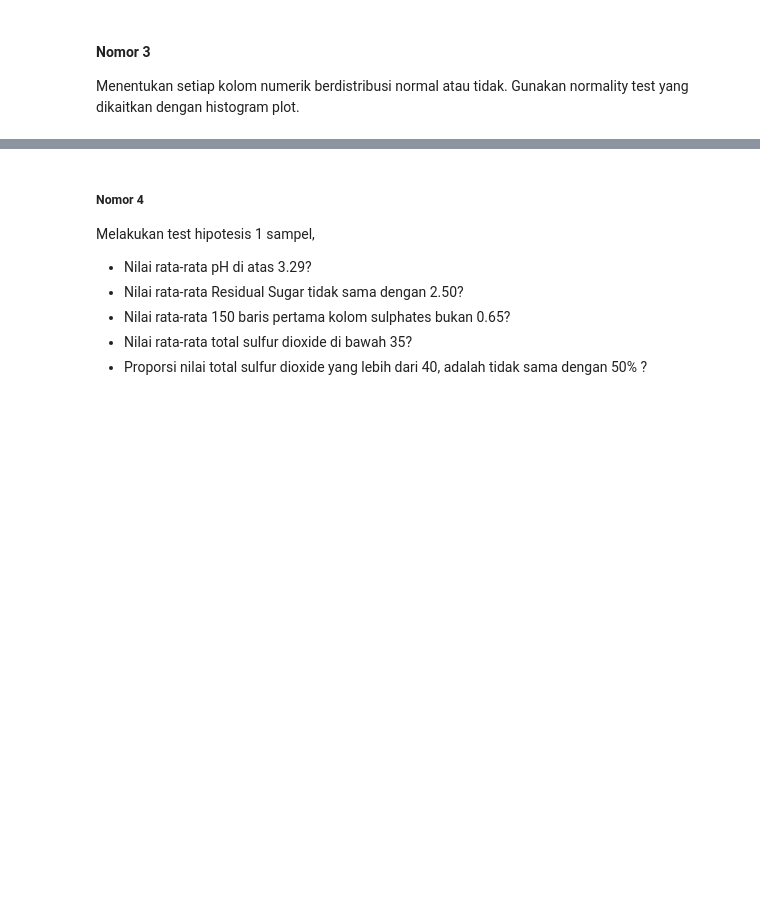
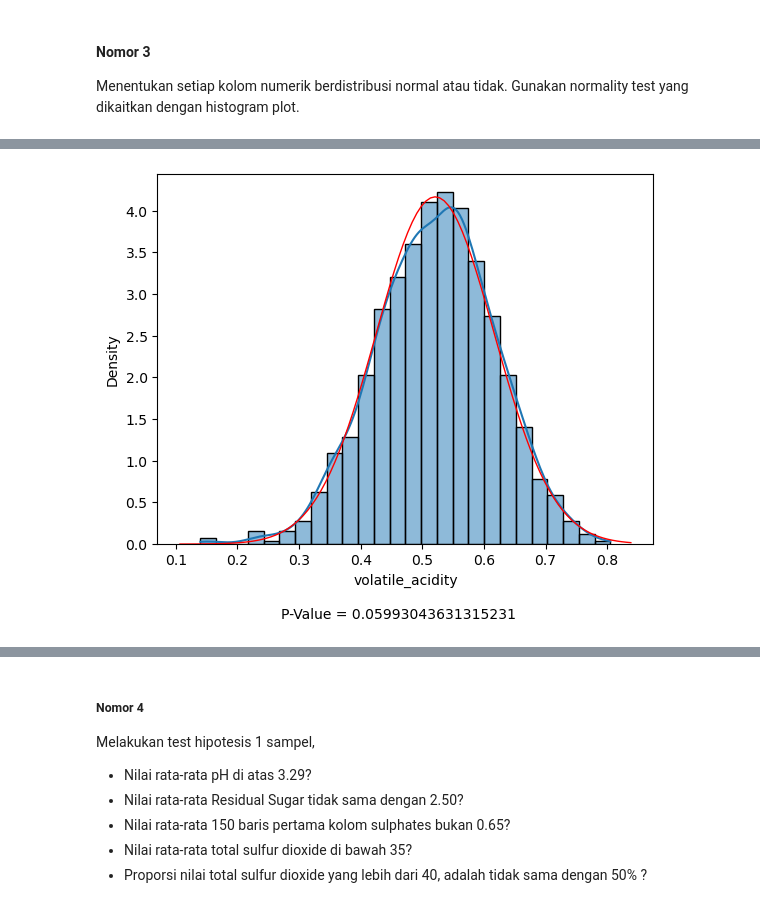
Before and after one commit to egijago/Tubes-Probstat, a Jupyter notebook: src/K02-T1-IF2220-13521050.ipynb, the cells around one changed output, grey strips where cells are left out. Saved outputs shown, nothing was run; the diff lists cells and outputs as text; code cells hidden in the pictures; blank space fills up the shorter version.

```diff
--- a/src/K02-T1-IF2220-13521050.ipynb
+++ b/src/K02-T1-IF2220-13521050.ipynb
@@ -257,0 +290,4 @@ yang dikaitkan dengan histogram plot.
+# %%
+show_histplot(list(df)[1])
+# %% [output]
+[figure, added]
```
Also changed, not shown: parts of 26 cells of this notebook.
